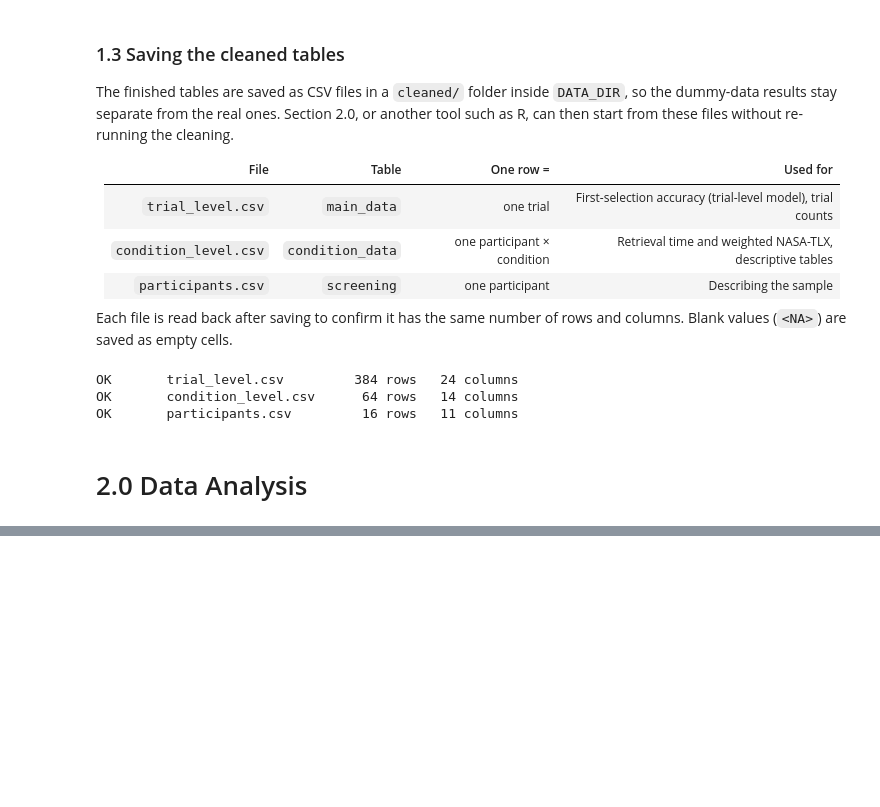
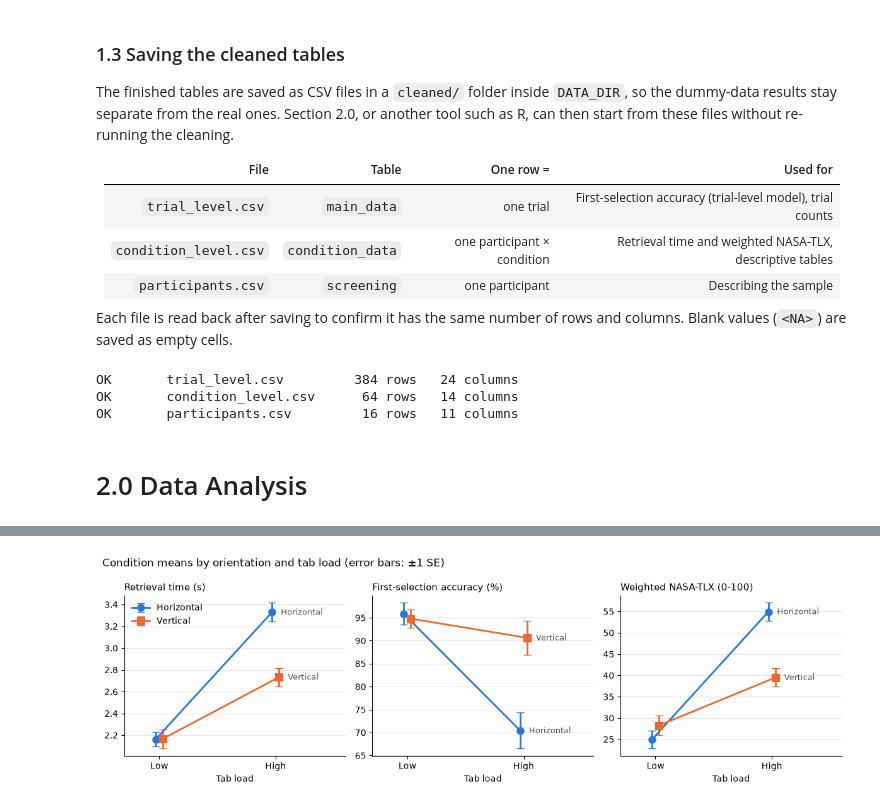
Before and after one commit to jphonrado/HCI2000-Data-Analysis, a Jupyter notebook: main.ipynb, the cells around one changed output, grey strips where cells are left out. Saved outputs shown, nothing was run; the diff lists cells and outputs as text; code cells hidden in the pictures; blank space fills up the shorter version.

```diff
--- a/main.ipynb
+++ b/main.ipynb
@@ -740,0 +765,16 @@ OK       participants.csv         16 rows   11 columns
+# %%
+CONDITION_ORDER = ["H-L", "H-H", "V-L", "V-H"]
+
+age = screening["age"]
+print(f"Participants: {len(screening)}")
+print(f"Age: mean {age.mean():.1f}, SD {age.std():.1f}, range {age.min()}-{age.max()}")
+
+background = {
+    "Uses Chrome as main browser": "uses_chrome",
+    "Usual tab orientation": "usual_orientation",
+    "Has multiple tabs open": "multitab_frequency",
+    "Browses on a desktop/laptop": "browse_frequency",
+}
+for label, col in background.items():
+    print(f"\n{label}:")
+    print(screening[col].value_counts().to_string())
@@ -740,0 +832,38 @@ OK       participants.csv         16 rows   11 columns
+# %%
+ORIENTATION_STYLE = {
+    "H": {"label": "Horizontal", "color": "#2a78d6", "marker": "o", "offset": -0.03},
+    "V": {"label": "Vertical",   "color": "#eb6834", "marker": "s", "offset": 0.03},
+}
+PANELS = {
+    "mean_rt_s": "Retrieval time (s)",
+    "accuracy_pct": "First-selection accuracy (%)",
+    "weighted_tlx": "Weighted NASA-TLX (0-100)",
+}
+
+# Mean and standard error of the participants' values per orientation x load
+means = condition_data.groupby(["orientation", "tab_load"])[list(PANELS)].agg(["mean", "sem"])
+
+fig, axes = plt.subplots(1, 3, figsize=(12, 3.8))
+for ax, (col, title) in zip(axes, PANELS.items()):
+    for orientation, style in ORIENTATION_STYLE.items():
+        m = means.loc[orientation].reindex(["low", "high"])
+        x = np.array([0, 1]) + style["offset"]   # small shift so the error bars don't overlap
+        ax.errorbar(x, m[(col, "mean")], yerr=m[(col, "sem")],
+                    color=style["color"], marker=style["marker"], markersize=8,
+                    linewidth=2, capsize=4, label=style["label"])
+        # Label each line at its right end
+        ax.annotate(style["label"], (x[-1], m[(col, "mean")].iloc[-1]), xytext=(10, 0),
+                    textcoords="offset points", va="center", fontsize=9, color="#52514e")
+    ax.set_title(title, fontsize=11, loc="left")
+    ax.set_xticks([0, 1], ["Low", "High"])
+    ax.set_xlabel("Tab load")
+    ax.set_xlim(-0.3, 1.6)
+    ax.grid(axis="y", color="#e5e4e0", linewidth=0.8)
+    ax.spines[["top", "right"]].set_visible(False)
+
+axes[0].legend(frameon=False, loc="upper left")
+fig.suptitle("Condition means by orientation and tab load (error bars: ±1 SE)", x=0.01, ha="left", fontsize=12)
+fig.tight_layout()
+plt.show()
+# %% [output]
+[figure, added]
```
Also changed, not shown: parts of 26 cells of this notebook.
